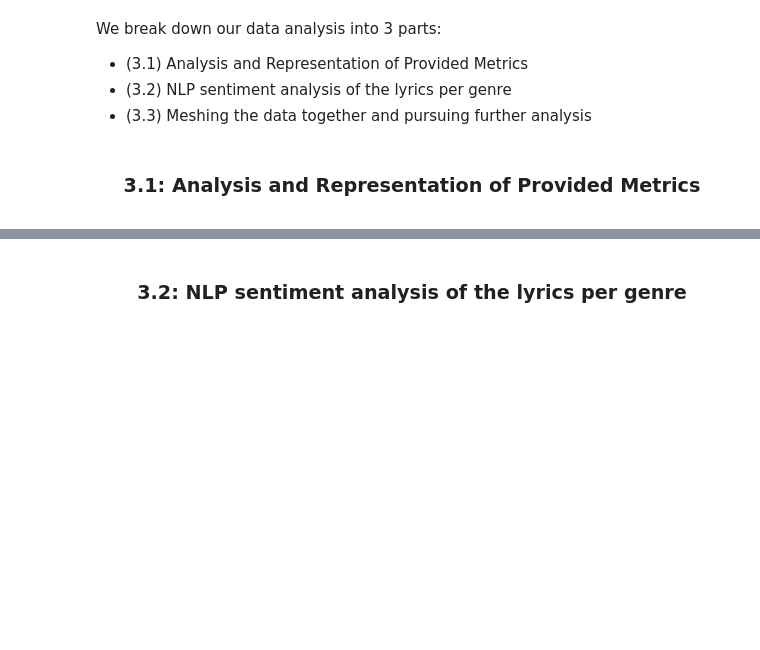
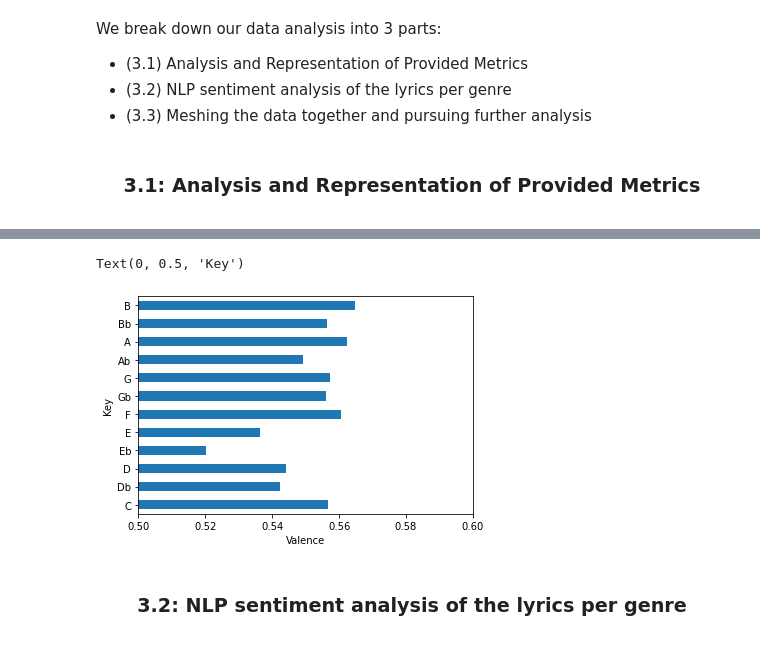
Before and after one commit to M-Sender/CS-Capstone, a Jupyter notebook: code/analysis.ipynb, the cells around one changed output, grey strips where cells are left out. Drawn from its saved outputs; the diff is of its cells as text; code cells hidden in the pictures; blank space fills up the shorter version.

Commit message:
Added key vs. valence

```diff
--- a/code/analysis.ipynb
+++ b/code/analysis.ipynb
@@ -129,3 +212,16 @@ for metric in metric_list:
+# %%
+# Which keys are "happiest?"
+key_groupby = tracks_df.groupby('key').valence.mean()
+renamed = key_groupby.rename(index={0:'C',1:'Db',2:'D',3:'Eb',4:'E',5:'F',6:'Gb',7:'G',8:'Ab',9:'A',10:'Bb',11:'B'})
+renamed.plot.barh()
+plt.xlim(.5,.6)
+plt.xlabel("Valence")
+plt.ylabel("Key")
+
+# Maybe we can run a z-score?
+# %% [output]
+Text(0, 0.5, 'Key')
+[figure, added]
 # %% [markdown]
 <center><h3>3.2: NLP sentiment analysis of the lyrics per genre</h3></center>
 # %% [markdown]
```
Also changed, not shown: parts of 10 cells of this notebook.
